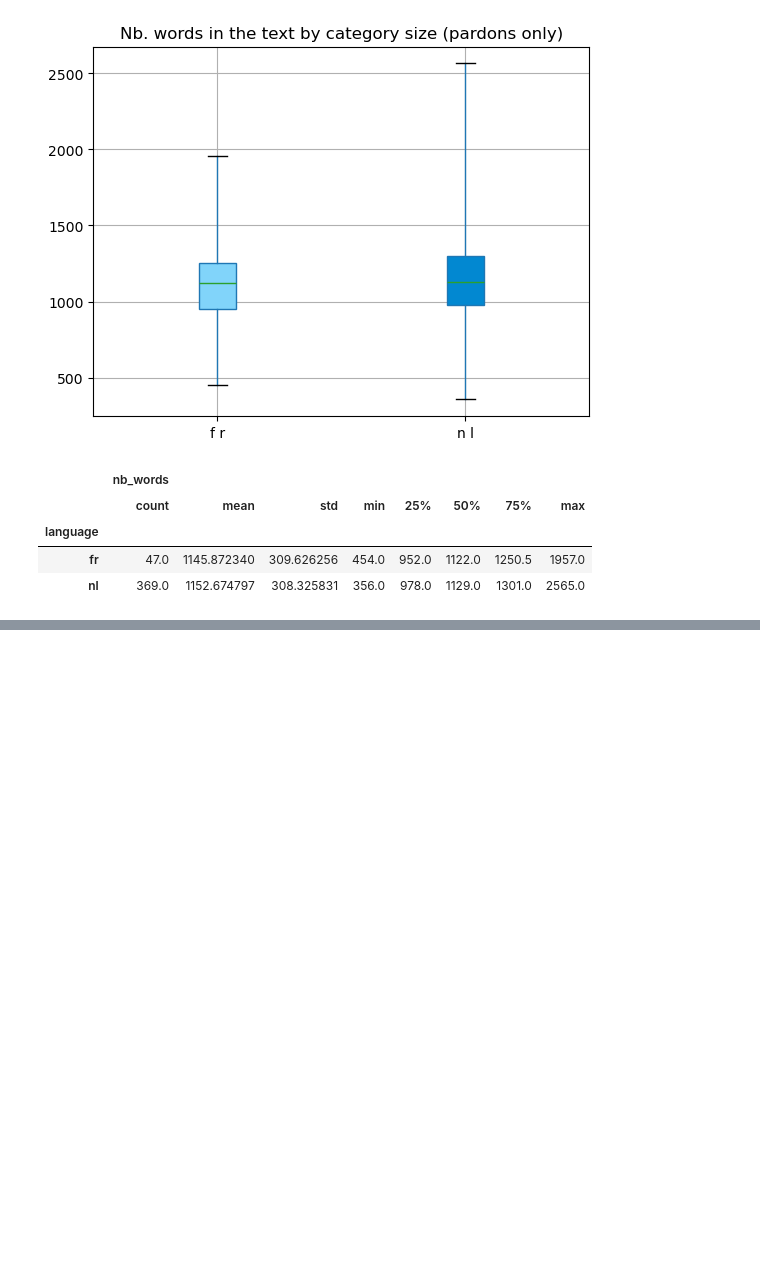
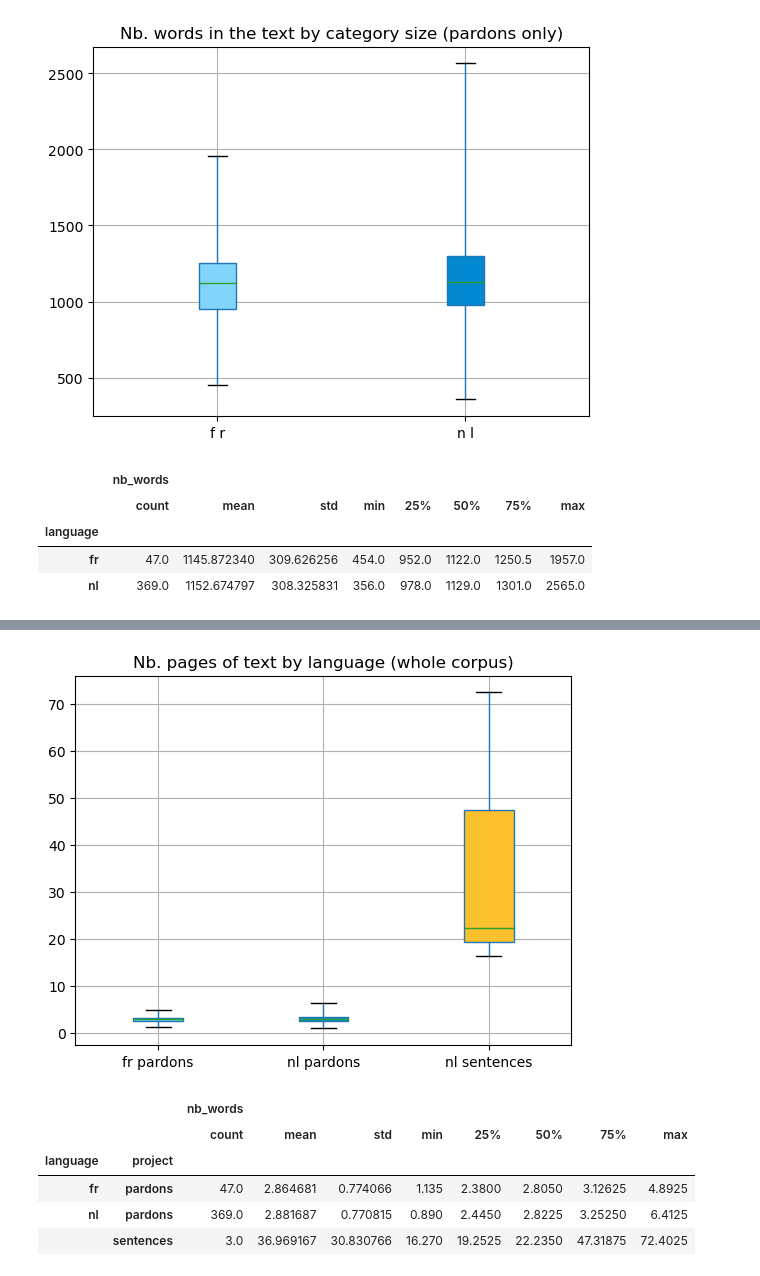
Before and after one commit to xgillard/xp-airchivist, a Jupyter notebook: Qq Stats A propos du Corpus.ipynb, the cells around one changed output, grey strips where cells are left out. Drawn from its saved outputs; the diff is of its cells as text; code cells hidden in the pictures; blank space fills up the shorter version.

```diff
--- a/Qq Stats A propos du Corpus.ipynb
+++ b/Qq Stats A propos du Corpus.ipynb
@@ -95,0 +138,30 @@ data.describe()
+# %%
+PAGE_SZ = 400.0
+df['nb_words'] = df.apply(lambda x: len(x.text.split()) / PAGE_SZ, axis=1)
+data   = df[['project', 'language', 'nb_words']].groupby(['language', 'project'])
+labels = data.count().index.map(lambda xs: ' '.join(xs))
+
+colors =["#81D4FA", "#0288D1", "#FBC02D"]
+ax,bplot  = data.boxplot(
+    whis=(0, 100),
+    subplots=False,
+    patch_artist=True,
+    return_type='both',
+)
+
+for patch, color in zip(bplot['boxes'], colors):
+    patch.set_facecolor(color)
+
+ax.set_title("Nb. pages of text by language (whole corpus)")
+ax.set_xticklabels(labels)
+plt.show()
+
+data.describe()
+# %% [output]
+[figure, added]
+|  |  | nb_words |  |  |  |  |  |  |  |
+|  |  | count | mean | std | min | 25% | 50% | 75% | max |
+| language | project |  |  |  |  |  |  |  |  |
+| fr | pardons | 47.0 | 2.864681 | 0.774066 | 1.135 | 2.3800 | 2.8050 | 3.12625 | 4.8925 |
+| nl | pardons | 369.0 | 2.881687 | 0.770815 | 0.890 | 2.4450 | 2.8225 | 3.25250 | 6.4125 |
+|  | sentences | 3.0 | 36.969167 | 30.830766 | 16.270 | 19.2525 | 22.2350 | 47.31875 | 72.4025 |
```
Also changed, not shown: parts of 5 cells of this notebook, 6 other files.
